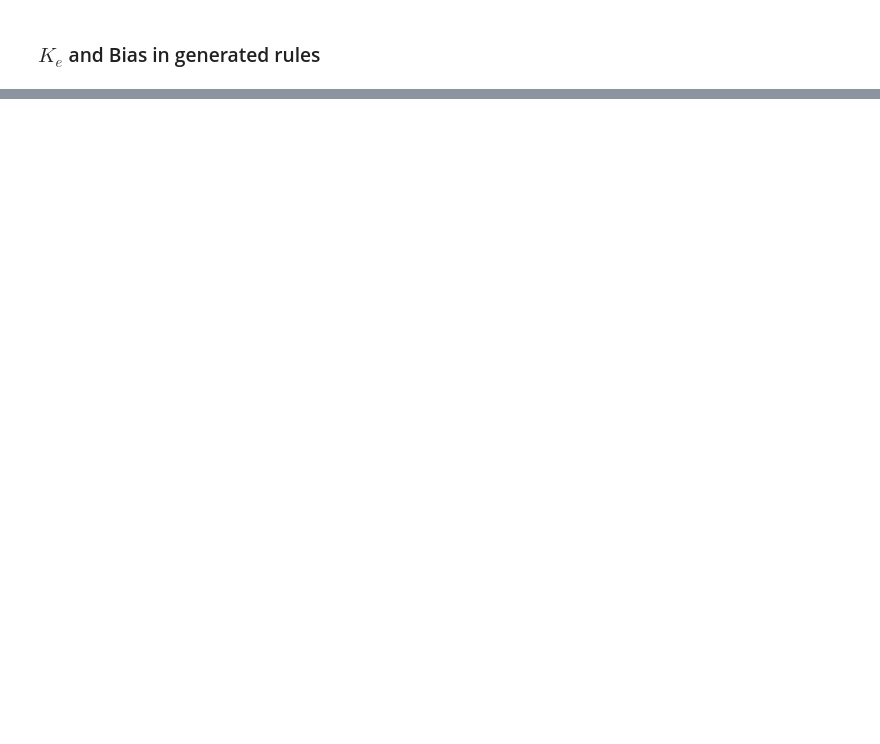
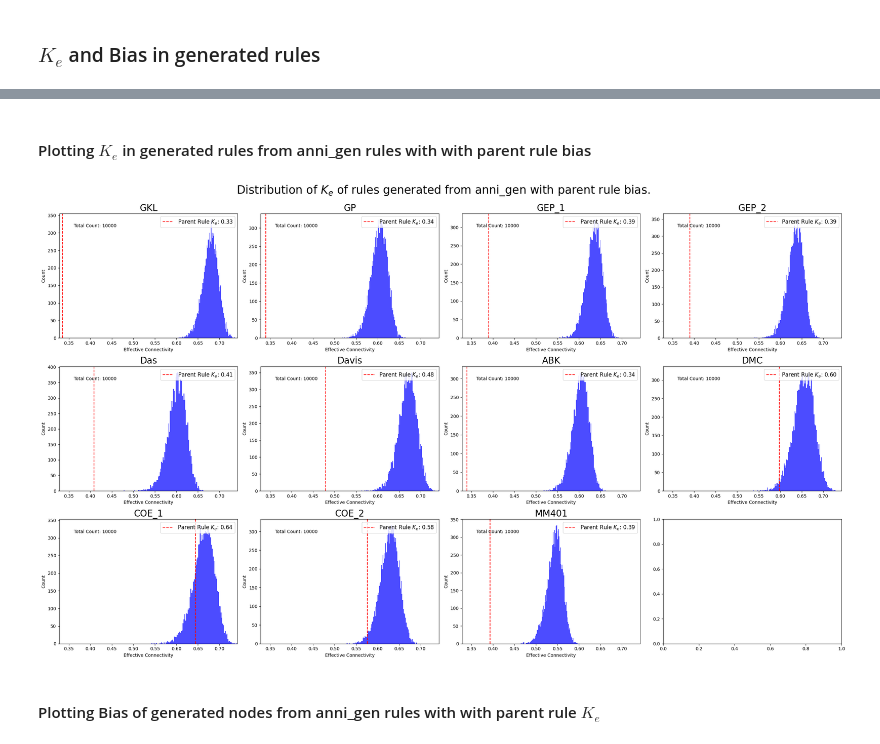
Before and after one commit to yoshiakifujita/CANA, a Jupyter notebook: automata/automata.ipynb, the cells around one changed output, grey strips where cells are left out. Drawn from its saved outputs; the diff is of its cells as text; code cells hidden in the pictures; blank space fills up the shorter version.

```diff
--- a/automata/automata.ipynb
+++ b/automata/automata.ipynb
@@ -2339,0 +2174,64 @@ Count: 20000
+# %% [markdown]
+#### Plotting $K_e$ in generated rules from anni_gen rules with with parent rule bias
+# %%
+rules = (
+    "GKL",
+    "GP",
+    "GEP_1",
+    "GEP_2",
+    "Das",
+    "Davis",
+    "ABK",
+    "DMC",
+    "COE_1",
+    "COE_2",
+    "MM401",
+)
+
+
+generated_nodes = {}
+limit = 10000
+shuffle = False
+save = True
+value_type = "ke"
+
+
+# parallelize the loop
+def worker(item):
+    """
+    Worker function to be executed by each process.
+    """
+    parent_node = BooleanNode.from_output_list(automata_output_list[item])
+    node = BooleanNode.from_partial_lut(annihilation_gen# create 8 histogram subplots for the 8 rules
+plot_hist(
+    generated_node_values={k: v[plot_value_type] for k, v in generated_nodes.items()},
+    value_type=plot_value_type,
+    title=title,
+    save=save,
+    filename=filename,
+)
+# Use ProcessPoolExecutor to parallelize the loop
+with ProcessPoolExecutor() as executor:
+    results = executor.map(worker, rules)
+
+# Process results
+for item, (nodes, bias, ke, count) in results:
+    generated_nodes[item] = {"nodes": nodes, "bias": bias, "ke": ke, "count": count}
+
+
+title = "Distribution of $K_e$ of rules generated from anni_gen with parent rule bias."
+filename = (
+    "Distribution of $K_e$ of rules generated from anni_gen with parent rule bias.png"
+)
+
+plot_hist(
+    generated_node_values={k: v[value_type] for k, v in generated_nodes.items()},
+    value_type=value_type,
+    title=title,
+    save=save,
+    filename=filename,
+)
+# %% [output]
+[figure, added]
+# %% [markdown]
+#### Plotting Bias of generated nodes from anni_gen rules with with parent rule $K_e$
```
Also changed, not shown: parts of 12 cells of this notebook.
